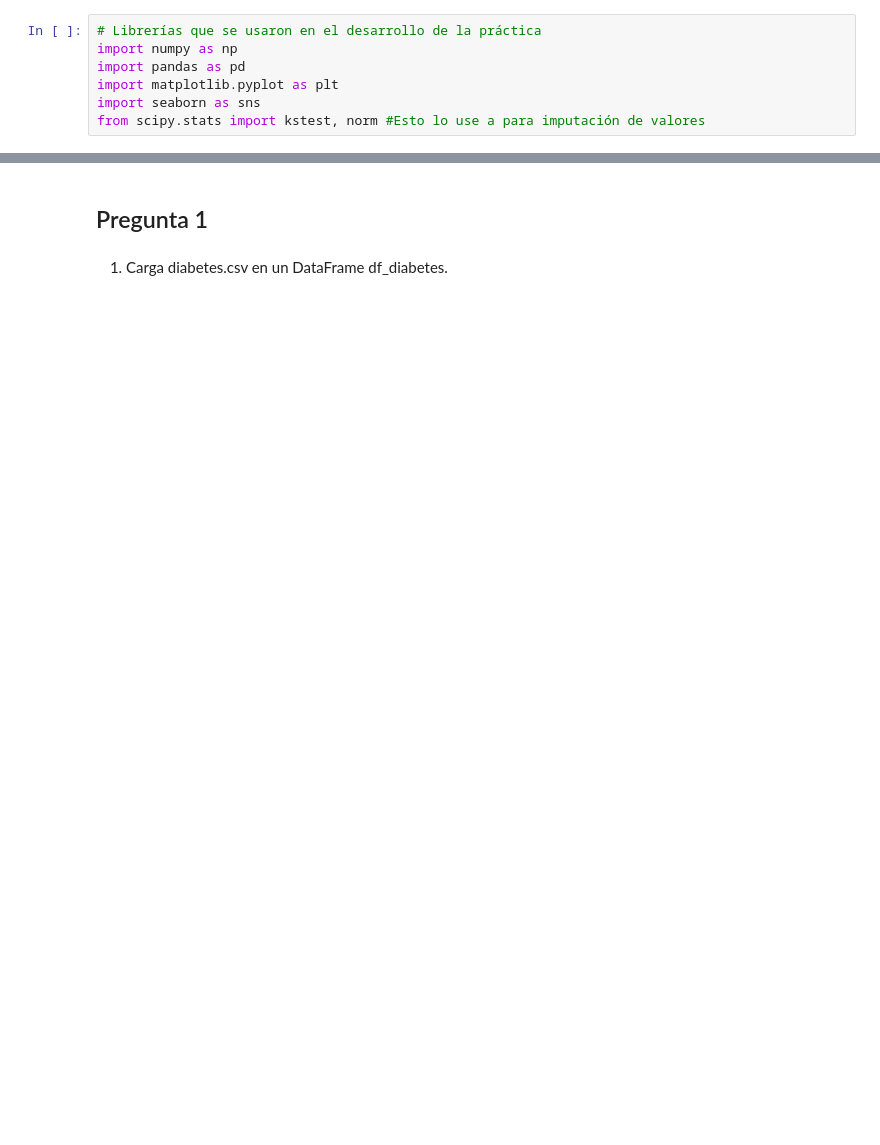
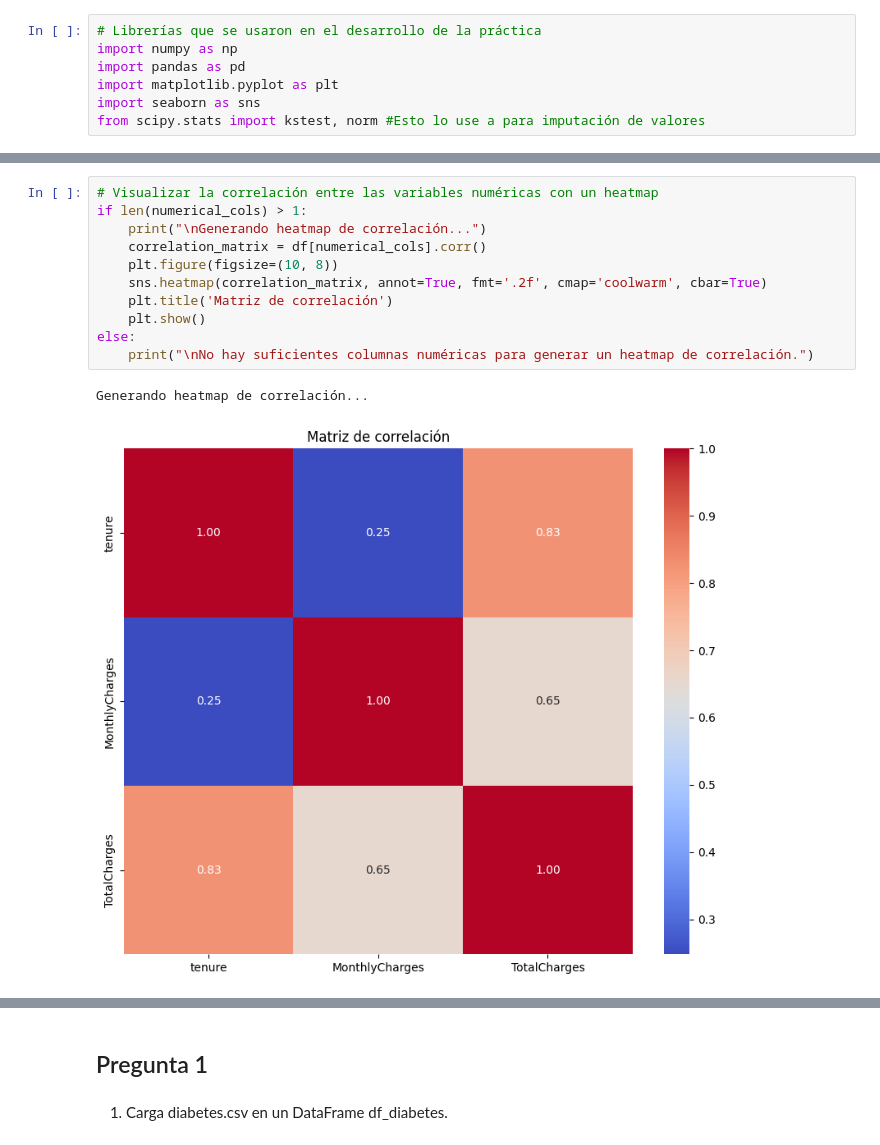
Before and after one commit to BrajanNieto/Tareas_Programacion101_BrajanNieto, a Jupyter notebook: 90_Examen9_Programacion 101 GRUPO 3.ipynb, the cells around one changed output, grey strips where cells are left out. Drawn from its saved outputs; the diff is of its cells as text; blank space fills up the shorter version.

```diff
--- a/90_Examen9_Programacion 101 GRUPO 3.ipynb
+++ b/90_Examen9_Programacion 101 GRUPO 3.ipynb
@@ -26,0 +209,14 @@ from scipy.stats import kstest, norm #Esto lo use a para imputación de valores
+# %%
+# Visualizar la correlación entre las variables numéricas con un heatmap
+if len(numerical_cols) > 1:
+    print("\nGenerando heatmap de correlación...")
+    correlation_matrix = df[numerical_cols].corr()
+    plt.figure(figsize=(10, 8))
+    sns.heatmap(correlation_matrix, annot=True, fmt='.2f', cmap='coolwarm', cbar=True)
+    plt.title('Matriz de correlación')
+    plt.show()
+else:
+    print("\nNo hay suficientes columnas numéricas para generar un heatmap de correlación.")
+# %% [output]
+Generando heatmap de correlación...
+[figure, added]
```
Also changed, not shown: parts of 30 cells of this notebook.
